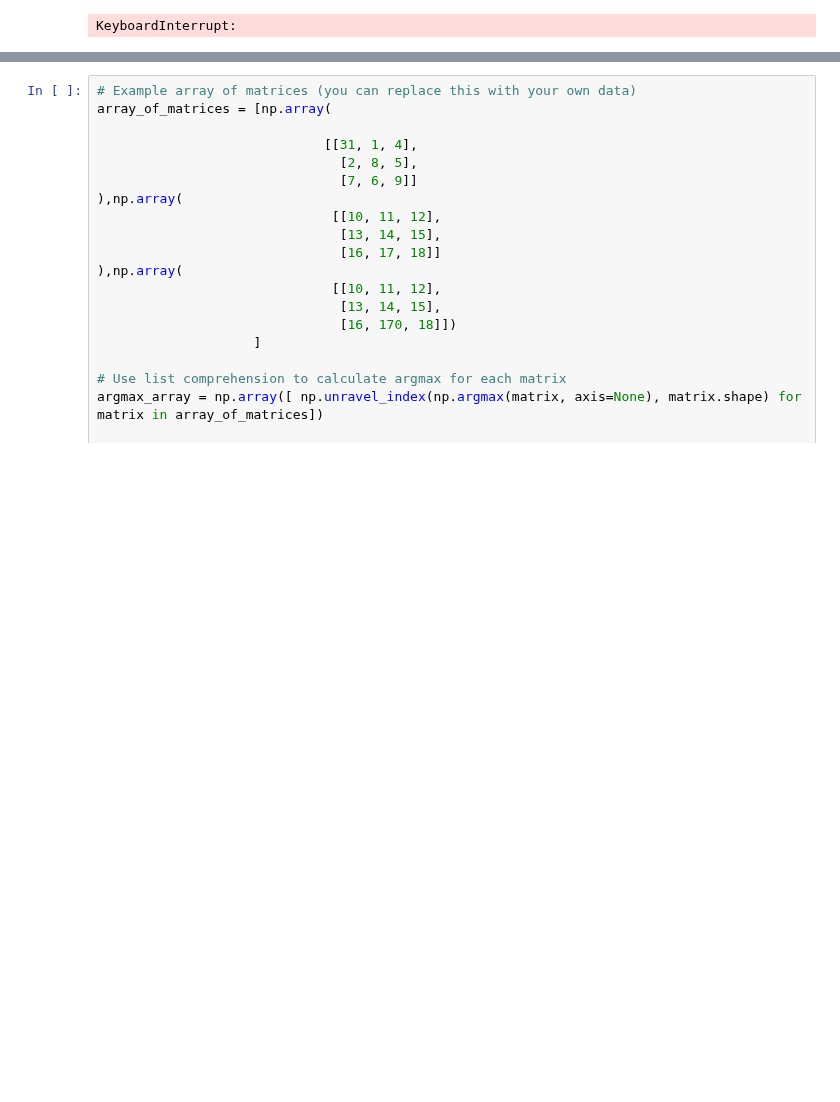
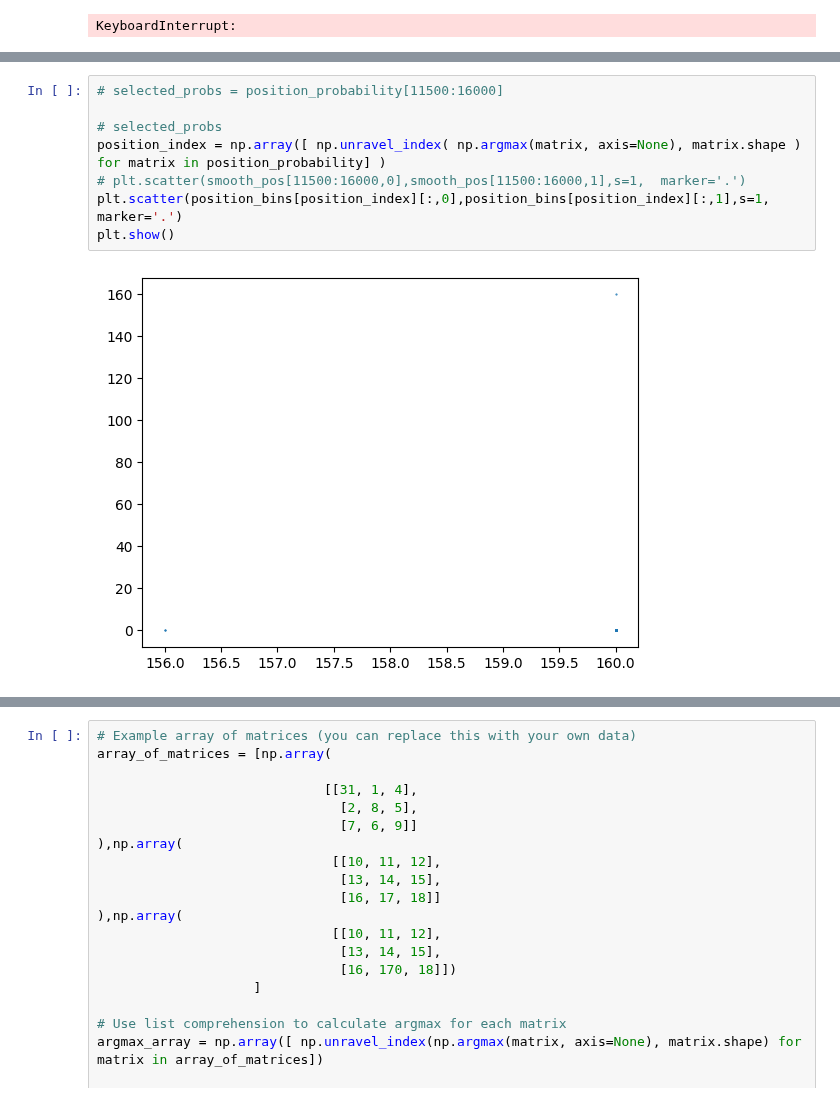
Before and after one commit to shauryagoyall/Andrea-Data, a Jupyter notebook: Calculate-Place-Map.ipynb, the cells around one changed output, grey strips where cells are left out. Cells and saved outputs as stored; diff of their text form; blank space fills up the shorter version.

```diff
--- a/Calculate-Place-Map.ipynb
+++ b/Calculate-Place-Map.ipynb
@@ -466,0 +538,10 @@ pickle.dump(position_probability, open( 'probs' , "wb" ))
+# %%
+# selected_probs = position_probability[11500:16000]
+
+# selected_probs
+position_index = np.array([ np.unravel_index( np.argmax(matrix, axis=None), matrix.shape ) for matrix in position_probability] )
+# plt.scatter(smooth_pos[11500:16000,0],smooth_pos[11500:16000,1],s=1,  marker='.')
+plt.scatter(position_bins[position_index][:,0],position_bins[position_index][:,1],s=1,  marker='.')
+plt.show()
+# %% [output]
+[figure, added]
```
Also changed, not shown: parts of 15 cells of this notebook.
